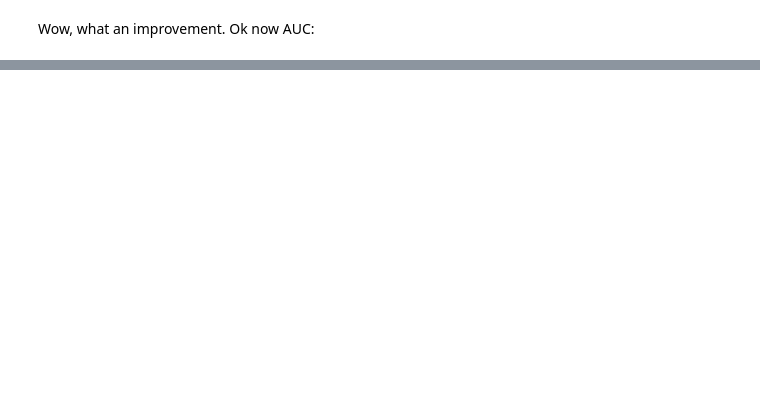
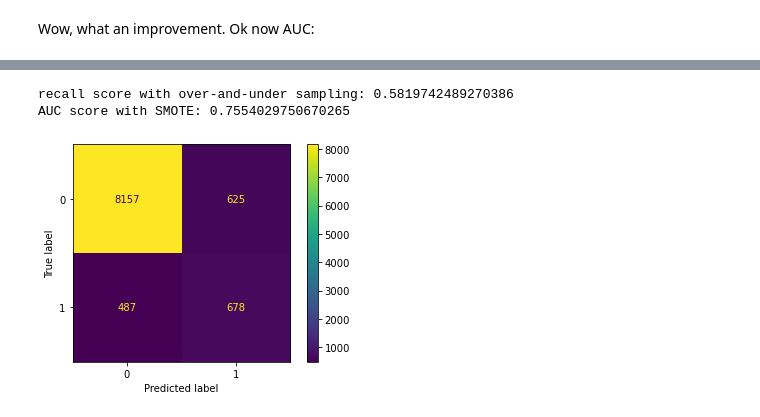
Before and after one commit to joeldmott/bank_marketing_classification_project, a Jupyter notebook: project_notebook.ipynb, the cells around one changed output, grey strips where cells are left out. Cells and saved outputs as stored; diff of their text form; code cells hidden in the pictures; blank space fills up the shorter version.

```diff
--- a/project_notebook.ipynb
+++ b/project_notebook.ipynb
@@ -1492,0 +1759,25 @@ ConfusionMatrixDisplay.from_predictions(y_test, y_pred_test_oversample_minority)
+# %%
+# setting undersampling to 50% and oversampling to 150%
+undersample = RandomUnderSampler(sampling_strategy={0:17570, 1:4645}, random_state=713)
+#adjusting oversampler to have as many majority records (class "0") as the undersampled
+# set above will have
+oversample = RandomOverSampler(sampling_strategy={0:17570, 1:6968}, random_state=713)
+# fit and apply the transforms
+X_train_over_and_under, y_train_over_and_under = undersample.fit_resample(X_train_preprocessed_normalized, y_train)
+X_train_over_and_under, y_train_over_and_under = oversample.fit_resample(X_train_over_and_under, y_train_over_and_under)
+#instantiate and fit the model
+logit_over_and_under = LogisticRegression(random_state=713, max_iter=2000)
+logit_over_and_under.fit(X_train_over_and_under, y_train_over_and_under)
+#make predictions
+y_pred_test_over_and_under = logit_over_and_under.predict(X_test_preprocessed_normalized)
+#recall score
+print('recall score with over-and-under sampling:', recall_score(y_test, y_pred_test_over_and_under))
+#auc score
+fpr, tpr, thresholds = roc_curve(y_test, y_pred_test_over_and_under)
+print('AUC score with SMOTE:', auc(fpr, tpr))
+#confusion matrix
+ConfusionMatrixDisplay.from_predictions(y_test, y_pred_test_over_and_under);
+# %% [output]
+recall score with over-and-under sampling: 0.5819742489270386
+AUC score with SMOTE: 0.7554029750670265
+[figure, added]
```
Also changed, not shown: parts of 109 cells of this notebook.
